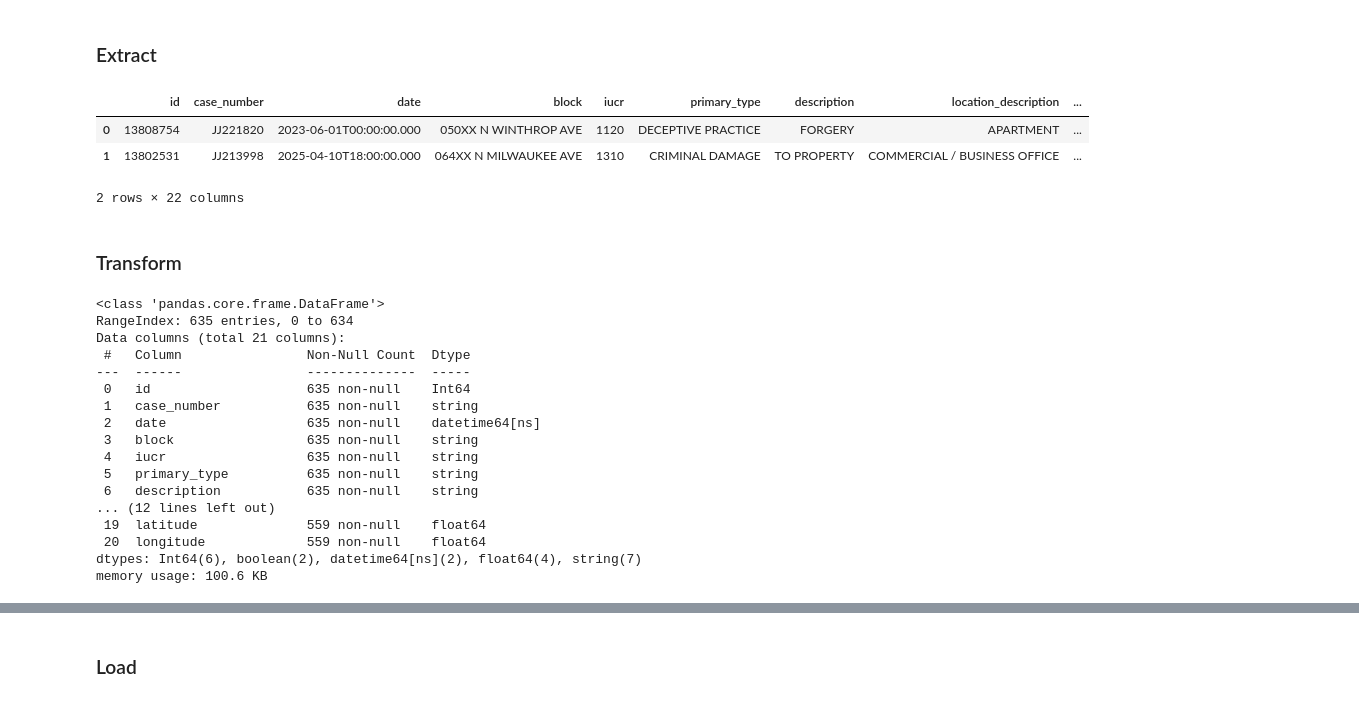
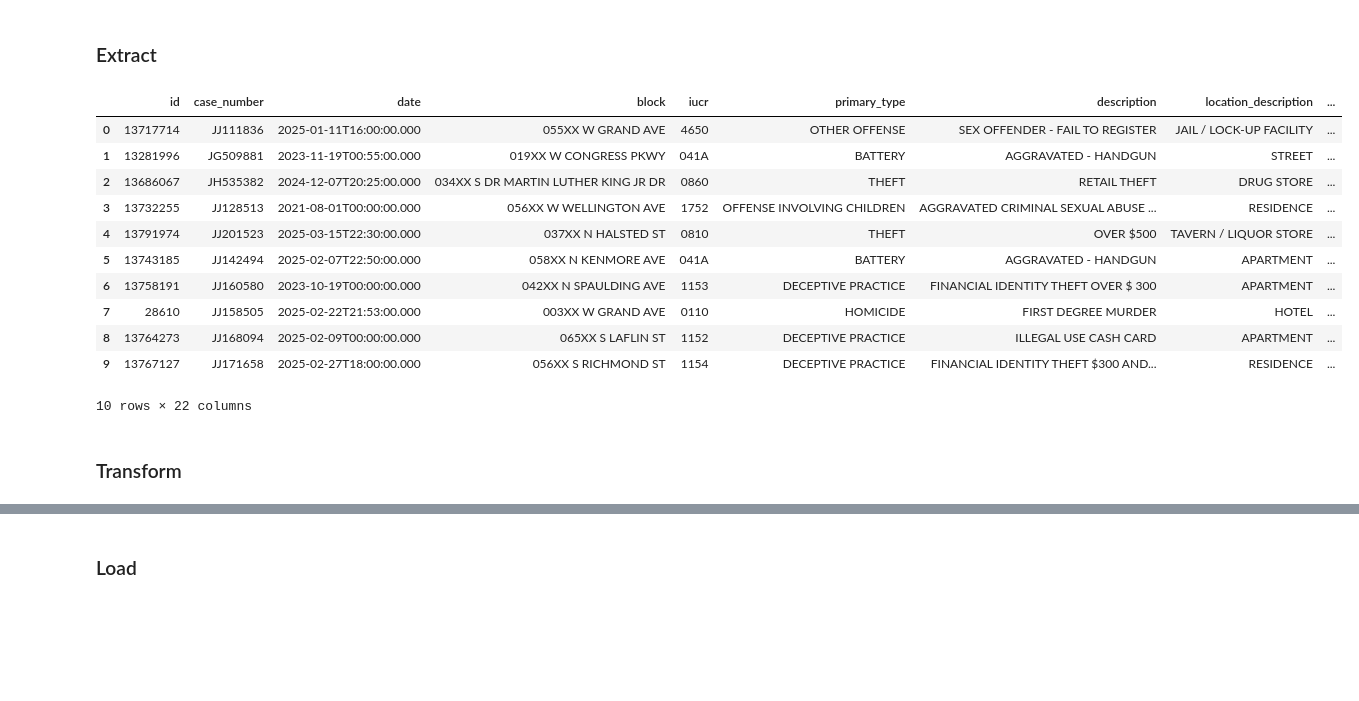
Before and after one commit to nishanKhanal/e2e-data-pipeline-for-chicago-crime, a Jupyter notebook: manual_etl.ipynb, the cells around one changed output, grey strips where cells are left out. Saved outputs shown, nothing was run; the diff lists cells and outputs as text; code cells hidden in the pictures; blank space fills up the shorter version.

Commit message:
optimize imputation for large dataframes, add extra logging and TODOs,fix error and test multiple load options

```diff
--- a/manual_etl.ipynb
+++ b/manual_etl.ipynb
@@ -50,37 +123,27 @@ The following steps are repeated daily through Airflow
 ### Extract
 # %%
 APP_TOKEN = os.getenv("APP_TOKEN")
-records = extract(DB_CONFIG, APP_TOKEN)
+records = extract(DB_CONFIG, APP_TOKEN,batch_size=10000)
 # %%
 df = pd.DataFrame(records)
+# %%
+df.loc[:5, 'community_area'] = None
 # %%
-df.head(2)
+df.head(10)
 # %% [output]
 |  | id | case_number | date | block | iucr | primary_type | description | location_description | ... |
-| 0 | 13808754 | JJ221820 | 2023-06-01T00:00:00.000 | 050XX N WINTHROP AVE | 1120 | DECEPTIVE PRACTICE | FORGERY | APARTMENT | ... |
-| 1 | 13802531 | JJ213998 | 2025-04-10T18:00:00.000 | 064XX N MILWAUKEE AVE | 1310 | CRIMINAL DAMAGE | TO PROPERTY | COMMERCIAL / BUSINESS OFFICE | ... |
+| 0 | 13717714 | JJ111836 | 2025-01-11T16:00:00.000 | 055XX W GRAND AVE | 4650 | OTHER OFFENSE | SEX OFFENDER - FAIL TO REGISTER | JAIL / LOCK-UP FACILITY | ... |
+| 1 | 13281996 | JG509881 | 2023-11-19T00:55:00.000 | 019XX W CONGRESS PKWY | 041A | BATTERY | AGGRAVATED - HANDGUN | STREET | ... |
+| 2 | 13686067 | JH535382 | 2024-12-07T20:25:00.000 | 034XX S DR MARTIN LUTHER KING JR DR | 0860 | THEFT | RETAIL THEFT | DRUG STORE | ... |
+| 3 | 13732255 | JJ128513 | 2021-08-01T00:00:00.000 | 056XX W WELLINGTON AVE | 1752 | OFFENSE INVOLVING CHILDREN | AGGRAVATED CRIMINAL SEXUAL ABUSE ... | RESIDENCE | ... |
+| 4 | 13791974 | JJ201523 | 2025-03-15T22:30:00.000 | 037XX N HALSTED ST | 0810 | THEFT | OVER $500 | TAVERN / LIQUOR STORE | ... |
+| 5 | 13743185 | JJ142494 | 2025-02-07T22:50:00.000 | 058XX N KENMORE AVE | 041A | BATTERY | AGGRAVATED - HANDGUN | APARTMENT | ... |
+| 6 | 13758191 | JJ160580 | 2023-10-19T00:00:00.000 | 042XX N SPAULDING AVE | 1153 | DECEPTIVE PRACTICE | FINANCIAL IDENTITY THEFT OVER $ 300 | APARTMENT | ... |
+| 7 | 28610 | JJ158505 | 2025-02-22T21:53:00.000 | 003XX W GRAND AVE | 0110 | HOMICIDE | FIRST DEGREE MURDER | HOTEL | ... |
+| 8 | 13764273 | JJ168094 | 2025-02-09T00:00:00.000 | 065XX S LAFLIN ST | 1152 | DECEPTIVE PRACTICE | ILLEGAL USE CASH CARD | APARTMENT | ... |
+| 9 | 13767127 | JJ171658 | 2025-02-27T18:00:00.000 | 056XX S RICHMOND ST | 1154 | DECEPTIVE PRACTICE | FINANCIAL IDENTITY THEFT $300 AND... | RESIDENCE | ... |
-2 rows × 22 columns
+10 rows × 22 columns
 # %% [markdown]
 ### Transform
 # %%
 df = transform(df)
-# %%
-df.info()
-# %% [output]
-<class 'pandas.core.frame.DataFrame'>
-RangeIndex: 635 entries, 0 to 634
-Data columns (total 21 columns):
- #   Column                Non-Null Count  Dtype
----  ------                --------------  -----
- 0   id                    635 non-null    Int64
- 1   case_number           635 non-null    string
- 2   date                  635 non-null    datetime64[ns]
- 3   block                 635 non-null    string
- 4   iucr                  635 non-null    string
- 5   primary_type          635 non-null    string
- 6   description           635 non-null    string
-... (12 lines left out)
- 19  latitude              559 non-null    float64
- 20  longitude             559 non-null    float64
-dtypes: Int64(6), boolean(2), datetime64[ns](2), float64(4), string(7)
-memory usage: 100.6 KB
```
Also changed, not shown: parts of 15 cells of this notebook, 3 other files.
